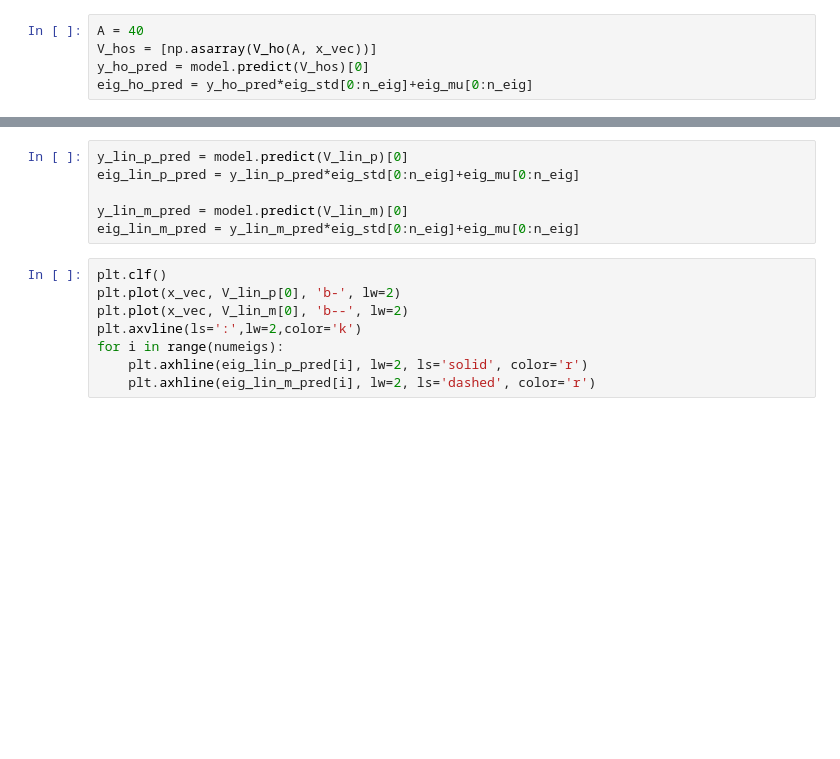
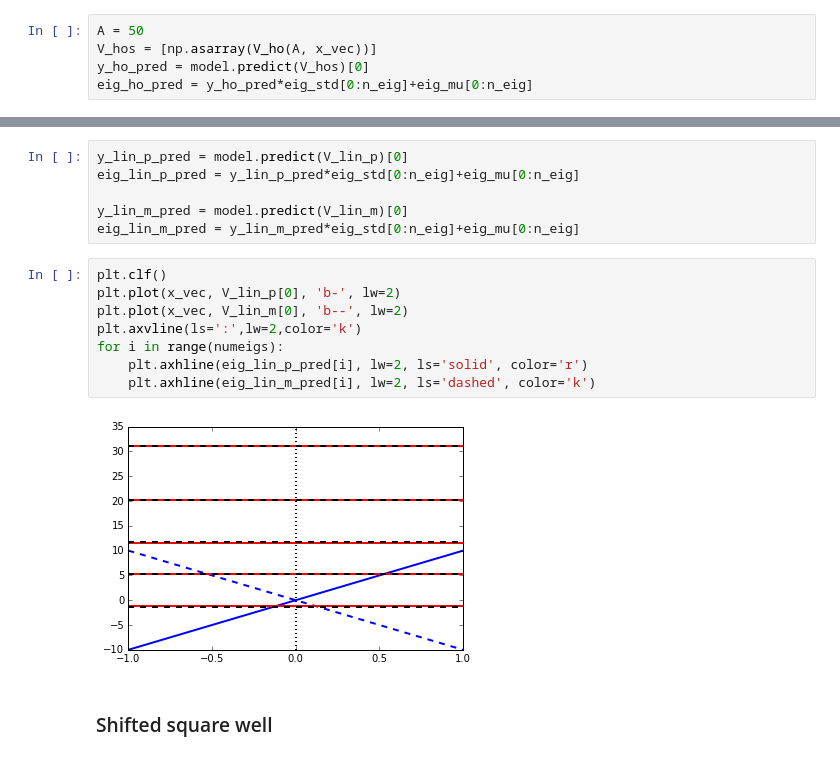
Before and after one commit to dhudsmith/qmnnet, a Jupyter notebook: src/potential_generator_uniform.ipynb, the cells around one changed output, grey strips where cells are left out. Cells and saved outputs as stored; diff of their text form; blank space fills up the shorter version.

```diff
--- a/src/potential_generator_uniform.ipynb
+++ b/src/potential_generator_uniform.ipynb
@@ -385,7 +471,7 @@ def V_ho(A,x):
 def E_ho(A,n):
     return -A/3. + (1 + 2*n)*np.sqrt(A/2)
 # %%
-A = 40
+A = 50
 V_hos = [np.asarray(V_ho(A, x_vec))]
 y_ho_pred = model.predict(V_hos)[0]
 eig_ho_pred = y_ho_pred*eig_std[0:n_eig]+eig_mu[0:n_eig]
@@ -411,8 +499,12 @@ eig_lin_m_pred = y_lin_m_pred*eig_std[0:n_eig]+eig_mu[0:n_eig]
 # %%
 plt.clf()
 plt.plot(x_vec, V_lin_p[0], 'b-', lw=2)
 plt.plot(x_vec, V_lin_m[0], 'b--', lw=2)
 plt.axvline(ls=':',lw=2,color='k')
 for i in range(numeigs):
     plt.axhline(eig_lin_p_pred[i], lw=2, ls='solid', color='r')
-    plt.axhline(eig_lin_m_pred[i], lw=2, ls='dashed', color='r')
+    plt.axhline(eig_lin_m_pred[i], lw=2, ls='dashed', color='k')
+# %% [output]
+[figure, added]
+# %% [markdown]
+### Shifted square well
```
Also changed, not shown: parts of 19 cells of this notebook.
